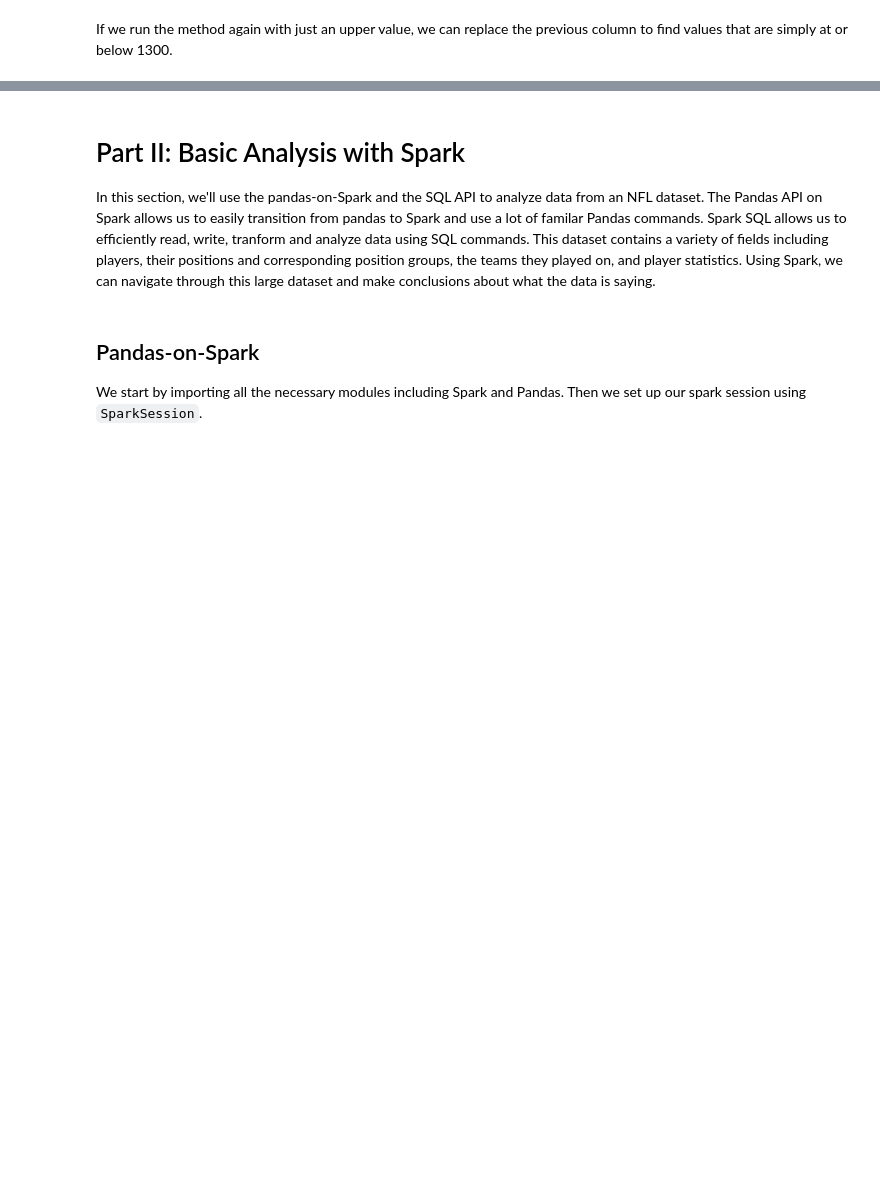
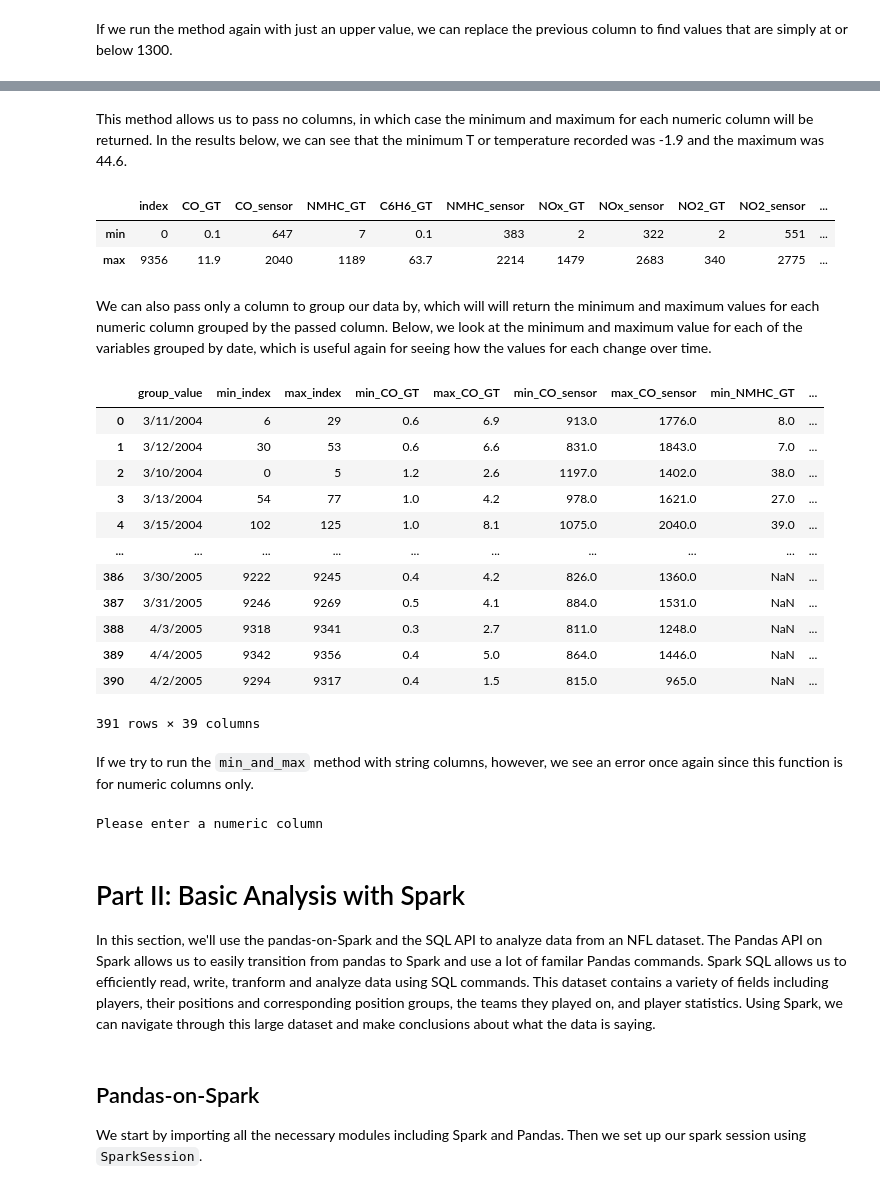
Before and after one commit to sbenjam3/ST554_Project2, a Jupyter notebook: ST554_Project2.ipynb, the cells around one changed output, grey strips where cells are left out. Saved outputs shown, nothing was run; the diff lists cells and outputs as text; code cells hidden in the pictures; blank space fills up the shorter version.

Commit message:
Added examples of SparkDataCheck.

```diff
--- a/ST554_Project2.ipynb
+++ b/ST554_Project2.ipynb
@@ -194,3 +374,35 @@ only showing top 20 rows
+# %% [markdown]
+This method allows us to pass no columns, in which case the minimum and maximum for each numeric column will be returned. In the results below, we can see that the minimum T or temperature recorded was -1.9 and the maximum was 44.6.
+# %%
+check.min_and_max()
+# %% [output]
+|  | index | CO_GT | CO_sensor | NMHC_GT | C6H6_GT | NMHC_sensor | NOx_GT | NOx_sensor | NO2_GT | NO2_sensor | ... |
+| min | 0 | 0.1 | 647 | 7 | 0.1 | 383 | 2 | 322 | 2 | 551 | ... |
+| max | 9356 | 11.9 | 2040 | 1189 | 63.7 | 2214 | 1479 | 2683 | 340 | 2775 | ... |
+# %% [markdown]
+We can also pass only a column to group our data by, which will will return the minimum and maximum values for each numeric column grouped by the passed column. Below, we look at the minimum and maximum value for each of the variables grouped by date, which is useful again for seeing how the values for each change over time.
+# %%
+check.min_and_max(grouping_column = 'date')
+# %% [output]
+|  | group_value | min_index | max_index | min_CO_GT | max_CO_GT | min_CO_sensor | max_CO_sensor | min_NMHC_GT | ... |
+| 0 | 3/11/2004 | 6 | 29 | 0.6 | 6.9 | 913.0 | 1776.0 | 8.0 | ... |
+| 1 | 3/12/2004 | 30 | 53 | 0.6 | 6.6 | 831.0 | 1843.0 | 7.0 | ... |
+| 2 | 3/10/2004 | 0 | 5 | 1.2 | 2.6 | 1197.0 | 1402.0 | 38.0 | ... |
+| 3 | 3/13/2004 | 54 | 77 | 1.0 | 4.2 | 978.0 | 1621.0 | 27.0 | ... |
+| 4 | 3/15/2004 | 102 | 125 | 1.0 | 8.1 | 1075.0 | 2040.0 | 39.0 | ... |
+| ... | ... | ... | ... | ... | ... | ... | ... | ... | ... |
+| 386 | 3/30/2005 | 9222 | 9245 | 0.4 | 4.2 | 826.0 | 1360.0 | NaN | ... |
+| 387 | 3/31/2005 | 9246 | 9269 | 0.5 | 4.1 | 884.0 | 1531.0 | NaN | ... |
+| 388 | 4/3/2005 | 9318 | 9341 | 0.3 | 2.7 | 811.0 | 1248.0 | NaN | ... |
+| 389 | 4/4/2005 | 9342 | 9356 | 0.4 | 5.0 | 864.0 | 1446.0 | NaN | ... |
+| 390 | 4/2/2005 | 9294 | 9317 | 0.4 | 1.5 | 815.0 | 965.0 | NaN | ... |
+391 rows × 39 columns
+# %% [markdown]
+If we try to run the `min_and_max` method with string columns, however, we see an error once again since this function is for numeric columns only.
+# %%
+check.min_and_max(main_column = 'time', grouping_column = 'date')
+# %% [output]
+Please enter a numeric column
 # %% [markdown]
 # Part II: Basic Analysis with Spark
 In this section, we'll use the pandas-on-Spark and the SQL API to analyze data from an NFL dataset. The Pandas API on Spark allows us to easily transition from pandas to Spark and use a lot of familar Pandas commands. Spark SQL allows us to efficiently read, write, tranform and analyze data using SQL commands. This dataset contains a variety of fields including players, their positions and corresponding position groups, the teams they played on, and player statistics. Using Spark, we can navigate through this large dataset and make conclusions about what the data is saying.
```
Also changed, not shown: parts of 47 cells of this notebook.
